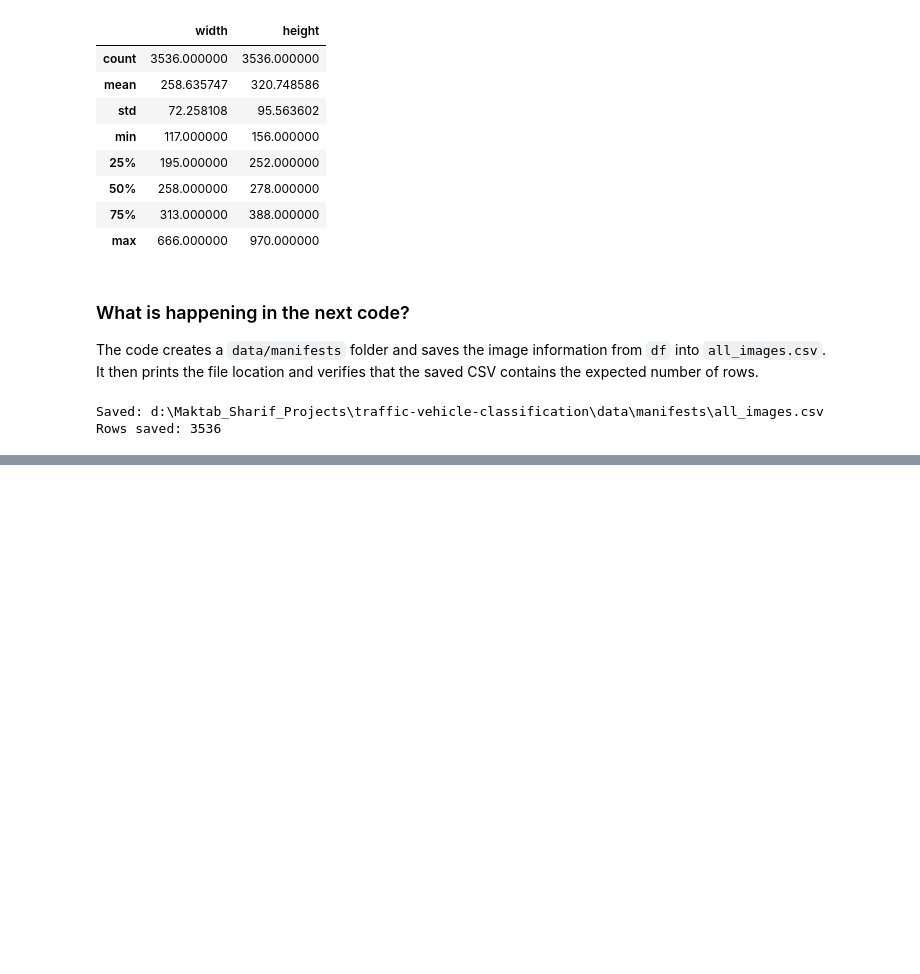
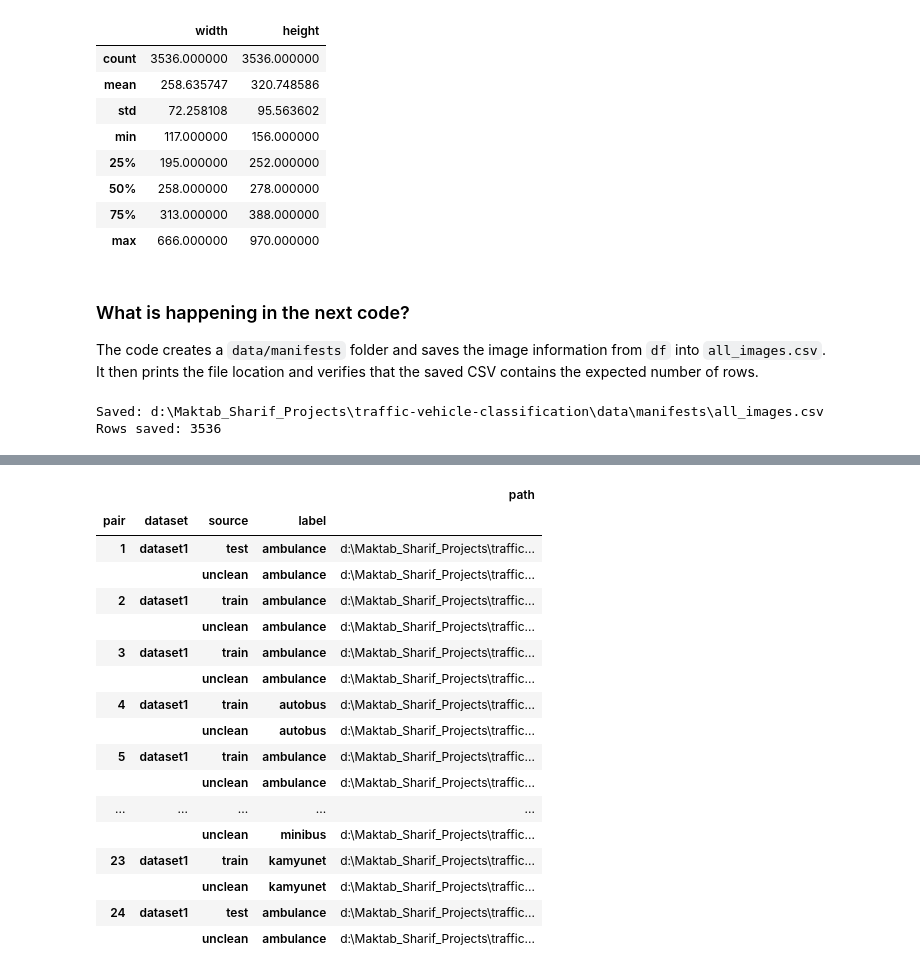
Before and after one commit to Amirsepehr1996/vehicle_classification, a Jupyter notebook: src/data_audit.ipynb, the cells around one changed output, grey strips where cells are left out. Cells and saved outputs as stored; diff of their text form; code cells hidden in the pictures; blank space fills up the shorter version.

Commit message:
Remove duplicate data and save deduplicated result

```diff
--- a/src/data_audit.ipynb
+++ b/src/data_audit.ipynb
@@ -219,0 +225,19 @@ Rows saved: 3536
+# %%
+import hashlib
+
+def sha256_file(path):
+    digest = hashlib.sha256()
+    with open(path, "rb") as file:
+        for chunk in iter(lambda: file.read(1024 * 1024), b""):
+            digest.update(chunk)
+    return digest.hexdigest()
+
+df["sha256"] = df["path"].map(sha256_file)
+
+group_sizes = df.groupby("sha256").size()
+print("Duplicate groups:", int((group_sizes > 1).sum()))
+print("Extra copies:", int((group_sizes[group_sizes > 1] - 1).sum()))
+print(
+    "Groups with conflicting labels:",
+    int((df.groupby("sha256")["label"].nunique() > 1).sum())
+)
@@ -219,0 +253,32 @@ Rows saved: 3536
+# %%
+duplicates = (
+    df[df.duplicated("sha256", keep=False)]
+    .sort_values(["sha256", "dataset", "source", "path"])
+    .copy()
+)
+
+duplicates["pair"] = duplicates.groupby("sha256").ngroup() + 1
+
+display(
+    duplicates[["pair", "dataset", "source", "label", "path"]]
+    .set_index(["pair", "dataset", "source", "label"])
+)
+# %% [output]
+|  |  |  |  | path |
+| pair | dataset | source | label |  |
+| 1 | dataset1 | test | ambulance | d:\Maktab_Sharif_Projects\traffic... |
+|  |  | unclean | ambulance | d:\Maktab_Sharif_Projects\traffic... |
+| 2 | dataset1 | train | ambulance | d:\Maktab_Sharif_Projects\traffic... |
+|  |  | unclean | ambulance | d:\Maktab_Sharif_Projects\traffic... |
+| 3 | dataset1 | train | ambulance | d:\Maktab_Sharif_Projects\traffic... |
+|  |  | unclean | ambulance | d:\Maktab_Sharif_Projects\traffic... |
+| 4 | dataset1 | train | autobus | d:\Maktab_Sharif_Projects\traffic... |
+|  |  | unclean | autobus | d:\Maktab_Sharif_Projects\traffic... |
+| 5 | dataset1 | train | ambulance | d:\Maktab_Sharif_Projects\traffic... |
+|  |  | unclean | ambulance | d:\Maktab_Sharif_Projects\traffic... |
+| ... | ... | ... | ... | ... |
+|  |  | unclean | minibus | d:\Maktab_Sharif_Projects\traffic... |
+| 23 | dataset1 | train | kamyunet | d:\Maktab_Sharif_Projects\traffic... |
+|  |  | unclean | kamyunet | d:\Maktab_Sharif_Projects\traffic... |
+| 24 | dataset1 | test | ambulance | d:\Maktab_Sharif_Projects\traffic... |
+|  |  | unclean | ambulance | d:\Maktab_Sharif_Projects\traffic... |
```
Also changed, not shown: parts of 7 cells of this notebook.
